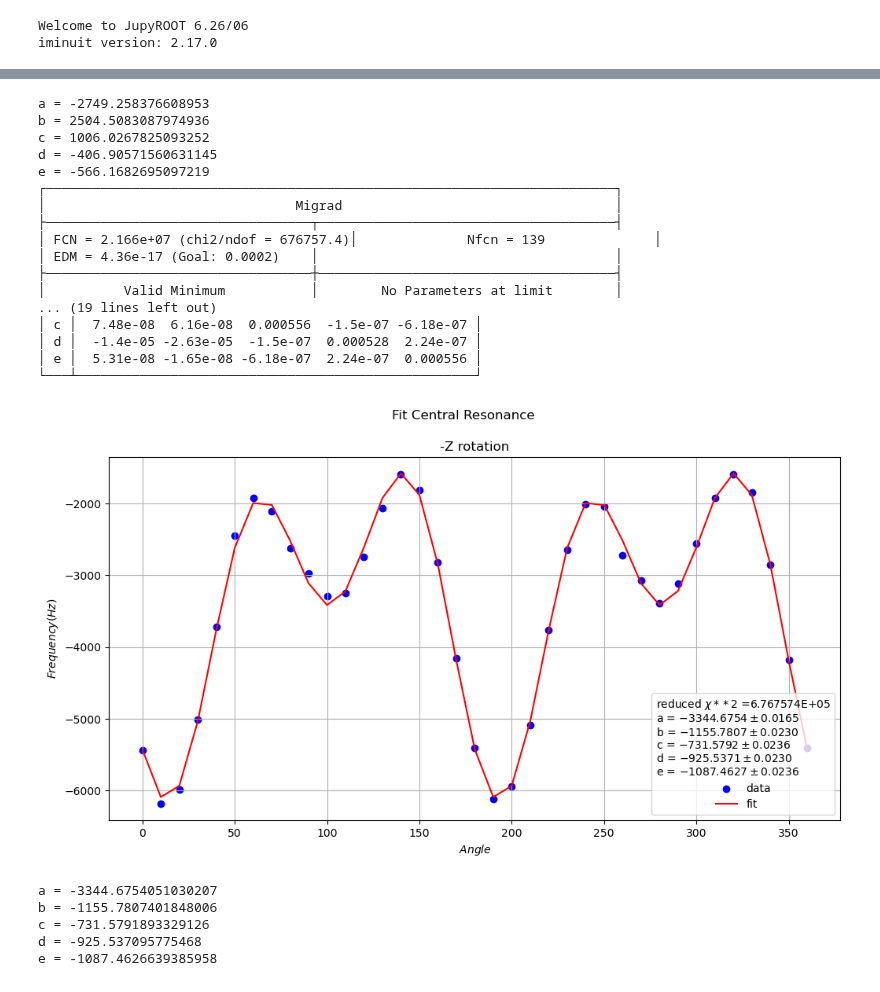
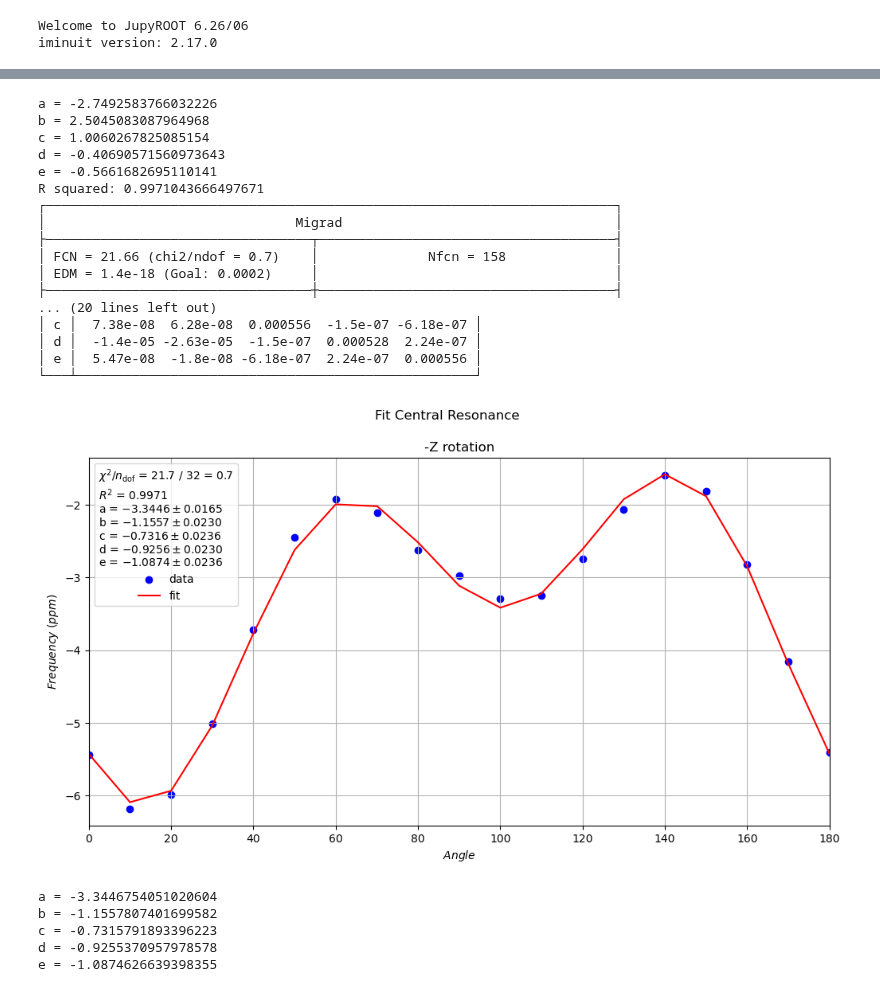
Before and after one commit to AstrobioShiva/Script_project, a Jupyter notebook: NMR_analysis/central_peak_fitting_(-)HQipc2B_cluster1.ipynb, the cells around one changed output, grey strips where cells are left out. Drawn from its saved outputs; the diff is of its cells as text; code cells hidden in the pictures.

```diff
--- a/NMR_analysis/central_peak_fitting_(-)HQipc2B_cluster1.ipynb
+++ b/NMR_analysis/central_peak_fitting_(-)HQipc2B_cluster1.ipynb
@@ -24,21 +27,25 @@ df[1] = pd.read_excel('//home/shiva/WMU/PhD/Scripts/phd_project/Python/NMR/Data_
 df[2] = pd.read_excel('//home/shiva/WMU/PhD/Scripts/phd_project/Python/NMR/Data_exp/B_Rotation_Plot.xlsx', sheet_name='(-)8HQ_Z_Rot', skiprows=[1])
 for i in range(3):
 
-    df[i].Cluster1Peak0 = df[i].Cluster1Peak0*w0
-    df[i].Cluster1Peak1 = df[i].Cluster1Peak1*w0
-    df[i].Cluster1Peak2 = df[i].Cluster1Peak2*w0
-
+    df[i].Cluster1Peak0 = df[i].Cluster1Peak0*w0/1000
+    df[i].Cluster1Peak1 = df[i].Cluster1Peak1*w0/1000
+    df[i].Cluster1Peak2 = df[i].Cluster1Peak2*w0/1000
     # print(df[i].Cluster1Peak1)
     plt.figure(figsize=(12, 6))
 
 
-    plt.plot(df[i].Angle, df[i].Cluster1Peak0, label = 'Peak1', marker='o')
-    plt.plot(df[i].Angle, df[i].Cluster1Peak1, label = 'Peak2', marker='o')
-    plt.plot(df[i].Angle, df[i].Cluster1Peak2, label = 'Peak3', marker='o')
+    # plt.plot(df[i].Angle, df[i].Cluster1Peak0, label = 'Peak1', marker='o')
+    plt.plot(df[i].Angle, df[i].Cluster1Peak1, label = 'Central', marker='o' ,color='black', markerfacecolor='red') #plot with black line and red circles
+    # plt.plot(df[i].Angle, df[i].Cluster1Peak2, label = 'Peak3', marker='o')
     plt.suptitle('Raw Data')
+    plt.xlim(0, 180)
     plt.xlabel('Angle (degrees)')
-    plt.ylabel('Chemical Shift (Hz)')
+    plt.ylabel('Chemical Shift (kHz)')
     plt.title(titles[i])
-    plt.legend()
+
+    # Custom legend handle (marker only)
+    marker_legend = [Line2D([0], [0], marker='o', color='w', markerfacecolor='red', markersize=8, label='Central')]
+    plt.legend(handles=marker_legend)
+
     plt.show()
 # %% [output]
@@ -58,9 +65,20 @@ for i in range(3):
     m_Q[i].hesse()   # accurately computes uncertainties
 
     fit_info = [
-        f"reduced $\\chi**2$ ={(m_Q[i].fval / (len(df[i].Angle) - m_Q[i].nfit)):5E}"
+    f"$\\chi^2$/$n_\\mathrm{{dof}}$ = {m_Q[i].fval:.1f} / {m_Q[i].ndof:.0f} = {m_Q[i].fmin.reduced_chi2:.1f}",
     ]
     # print(fit_info)
+
+        # Calculate R squared
+    y_true = df[i].Cluster1Peak1
+    y_pred = fourier5(df[i].Angle, *m_Q[i].values)
+    SST = np.sum((y_true - np.mean(y_true))**2)
+    SSR = np.sum((y_true - y_pred)**2)
+    R_squared = 1 - (SSR / SST)
+    print(f"R squared: {R_squared}")
+
+        # Append R squared to fit_info
+    fit_info.append(f"$R^2$ = {R_squared:.4f}")
 
     for p, v, e in zip(m_Q[i].parameters, m_Q[i].values, m_Q[i].errors):
         fit_info.append(f"{p} = ${v:.4f} \\pm {e:.4f}$")
@@ -73,10 +91,11 @@ for i in range(3):
     plt.scatter(df[i].Angle, df[i].Cluster1Peak1, label="data", color = 'blue')
     plt.plot(df[i].Angle, fourier5(df[i].Angle, *m_Q[i].values), label="fit", color = 'red')
     plt.xlabel(r'$Angle$')
-    plt.ylabel(r'$Frequency (Hz)$')
+    plt.ylabel(r'$Frequency\ (ppm)$')
     # plt.title(titles[i] +'\n'r'$Fitting\ of\ H^1_{CSA} = A + B(cos2\theta )+ C(sin2\theta)$')
     plt.suptitle('Fit Central Resonance')
     plt.title(titles[i])
+    plt.xlim(0, 180)
     plt.legend(title="\n".join(fit_info))
     plt.grid()
     plt.show()
@@ -123,26 +142,26 @@ e = -24.726206186999043
-a = -2749.258376608953
-b = 2504.5083087974936
-c = 1006.0267825093252
-d = -406.90571560631145
-e = -566.1682695097219
+a = -2.7492583766032226
+b = 2.5045083087964968
+c = 1.0060267825085154
+d = -0.40690571560973643
+e = -0.5661682695110141
+R squared: 0.9971043666497671
 ┌─────────────────────────────────────────────────────────────────────────┐
 │                                Migrad                                   │
 ├──────────────────────────────────┬──────────────────────────────────────┤
-│ FCN = 2.166e+07 (chi2/ndof = 676757.4)│              Nfcn = 139              │
-│ EDM = 4.36e-17 (Goal: 0.0002)    │                                      │
+│ FCN = 21.66 (chi2/ndof = 0.7)    │              Nfcn = 158              │
+│ EDM = 1.4e-18 (Goal: 0.0002)     │                                      │
 ├──────────────────────────────────┼──────────────────────────────────────┤
-│          Valid Minimum           │        No Parameters at limit        │
-... (19 lines left out)
-│ c │  7.48e-08  6.16e-08  0.000556  -1.5e-07 -6.18e-07 │
+... (20 lines left out)
+│ c │  7.38e-08  6.28e-08  0.000556  -1.5e-07 -6.18e-07 │
 │ d │  -1.4e-05 -2.63e-05  -1.5e-07  0.000528  2.24e-07 │
-│ e │  5.31e-08 -1.65e-08 -6.18e-07  2.24e-07  0.000556 │
+│ e │  5.47e-08  -1.8e-08 -6.18e-07  2.24e-07  0.000556 │
 └───┴───────────────────────────────────────────────────┘
-[figure, old version]
+[figure, new version]
-a = -3344.6754051030207
-b = -1155.7807401848006
-c = -731.5791893329126
-d = -925.537095775468
-e = -1087.4626639385958
+a = -3.3446754051020604
+b = -1.1557807401699582
+c = -0.7315791893396223
+d = -0.9255370957978578
+e = -1.0874626639398355
 # %%
 a = [0]*3;
 b = [0]*3;
```
Also changed, not shown: parts of 8 cells of this notebook, 3 other files.
